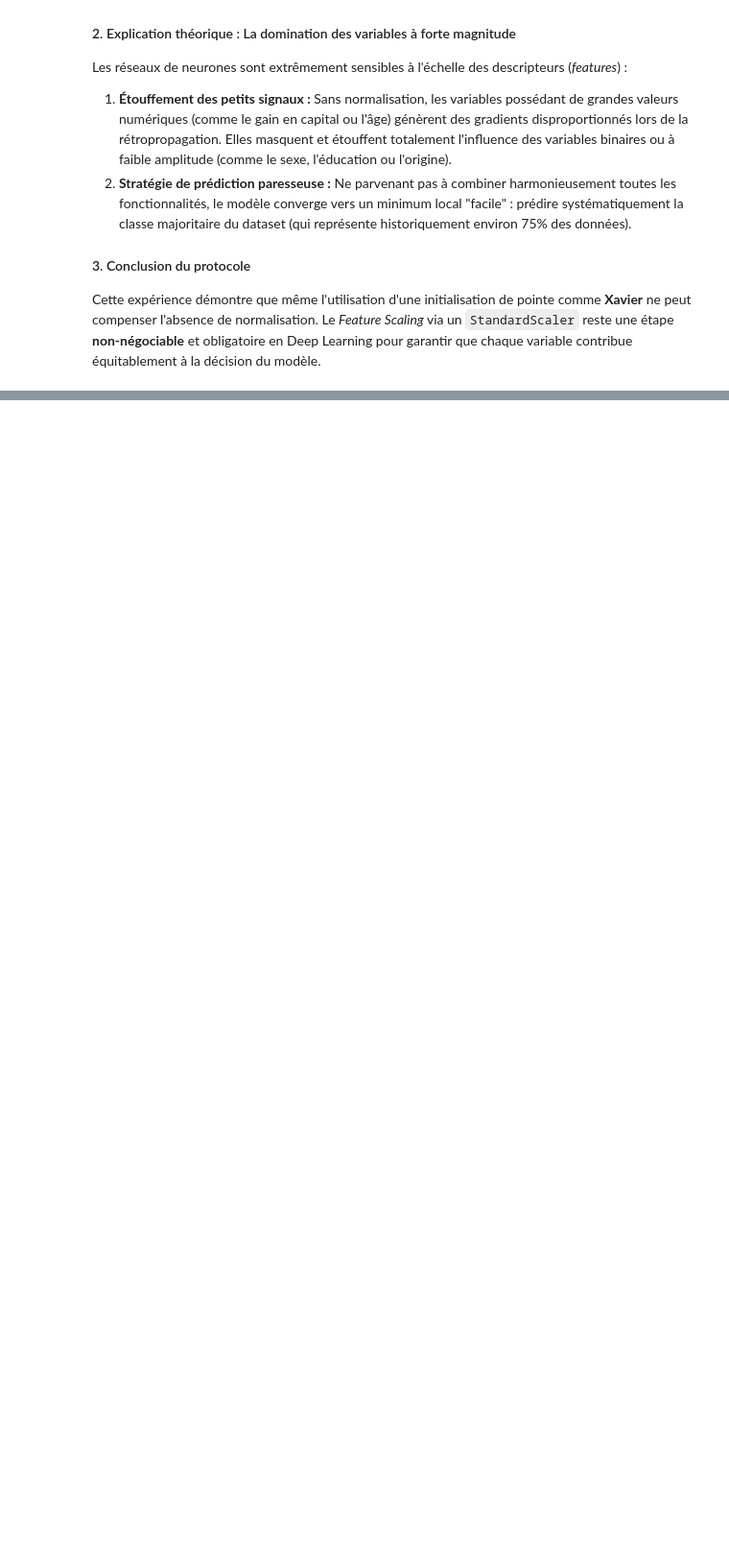
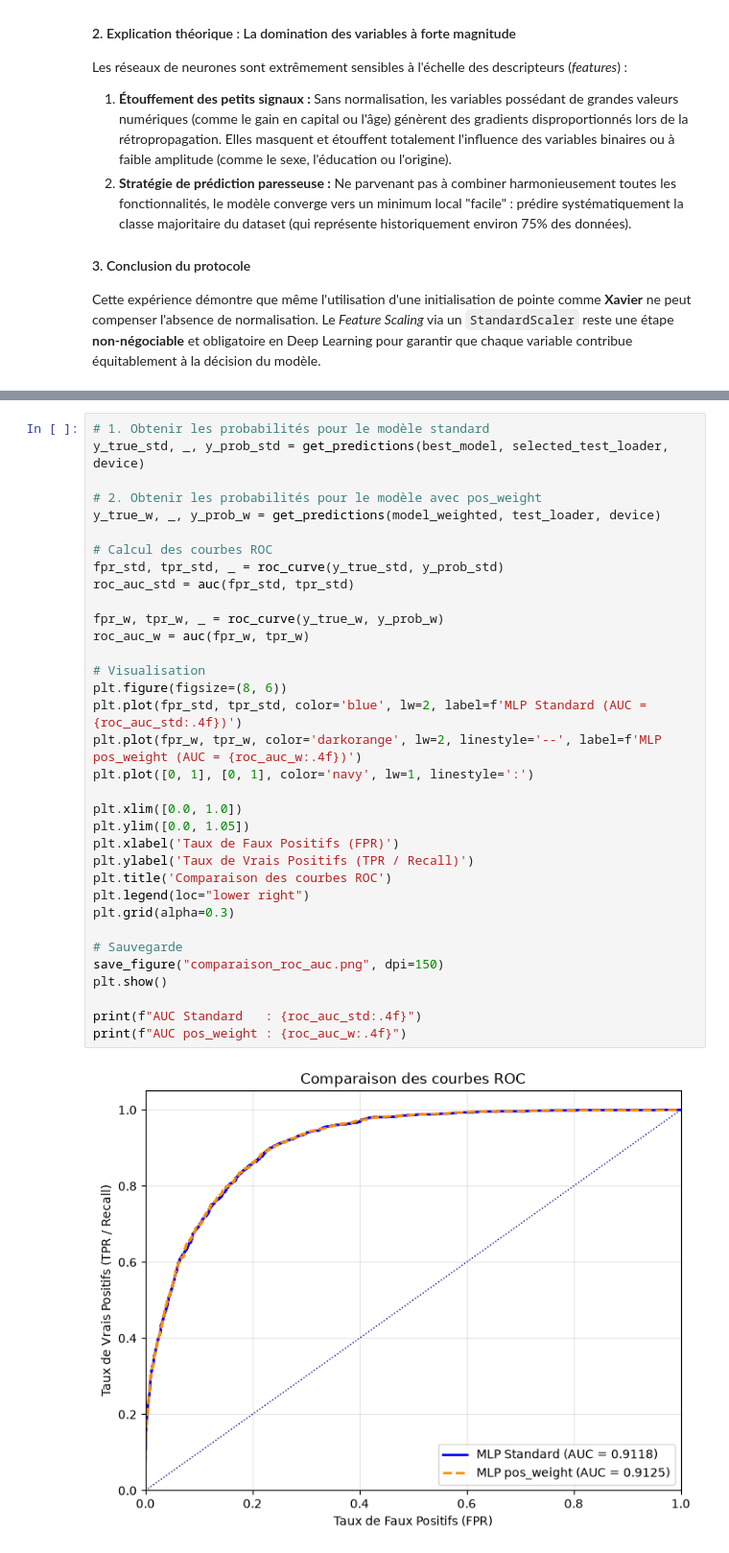
Before and after one commit to AyaQuarine/DEEPXPLAIN, a Jupyter notebook: notebooks/01_mlp_adult_income.ipynb, the cells around one changed output, grey strips where cells are left out. Shown at 96% size. Drawn from its saved outputs; the diff is of its cells as text; blank space fills up the shorter version.

```diff
--- a/notebooks/01_mlp_adult_income.ipynb
+++ b/notebooks/01_mlp_adult_income.ipynb
@@ -1038,0 +1562,36 @@ Cette expérience démontre que même l'utilisation d'une initialisation de poin
+# %%
+# 1. Obtenir les probabilités pour le modèle standard
+y_true_std, _, y_prob_std = get_predictions(best_model, selected_test_loader, device)
+
+# 2. Obtenir les probabilités pour le modèle avec pos_weight
+y_true_w, _, y_prob_w = get_predictions(model_weighted, test_loader, device)
+
+# Calcul des courbes ROC
+fpr_std, tpr_std, _ = roc_curve(y_true_std, y_prob_std)
+roc_auc_std = auc(fpr_std, tpr_std)
+
+fpr_w, tpr_w, _ = roc_curve(y_true_w, y_prob_w)
+roc_auc_w = auc(fpr_w, tpr_w)
+
+# Visualisation
+plt.figure(figsize=(8, 6))
+plt.plot(fpr_std, tpr_std, color='blue', lw=2, label=f'MLP Standard (AUC = {roc_auc_std:.4f})')
+plt.plot(fpr_w, tpr_w, color='darkorange', lw=2, linestyle='--', label=f'MLP pos_weight (AUC = {roc_auc_w:.4f})')
+plt.plot([0, 1], [0, 1], color='navy', lw=1, linestyle=':')
+
+plt.xlim([0.0, 1.0])
+plt.ylim([0.0, 1.05])
+plt.xlabel('Taux de Faux Positifs (FPR)')
+plt.ylabel('Taux de Vrais Positifs (TPR / Recall)')
+plt.title('Comparaison des courbes ROC')
+plt.legend(loc="lower right")
+plt.grid(alpha=0.3)
+
+# Sauvegarde
+save_figure("comparaison_roc_auc.png", dpi=150)
+plt.show()
+
+print(f"AUC Standard   : {roc_auc_std:.4f}")
+print(f"AUC pos_weight : {roc_auc_w:.4f}")
+# %% [output]
+[figure, added]
```
Also changed, not shown: parts of 36 cells of this notebook, 8 other files.
